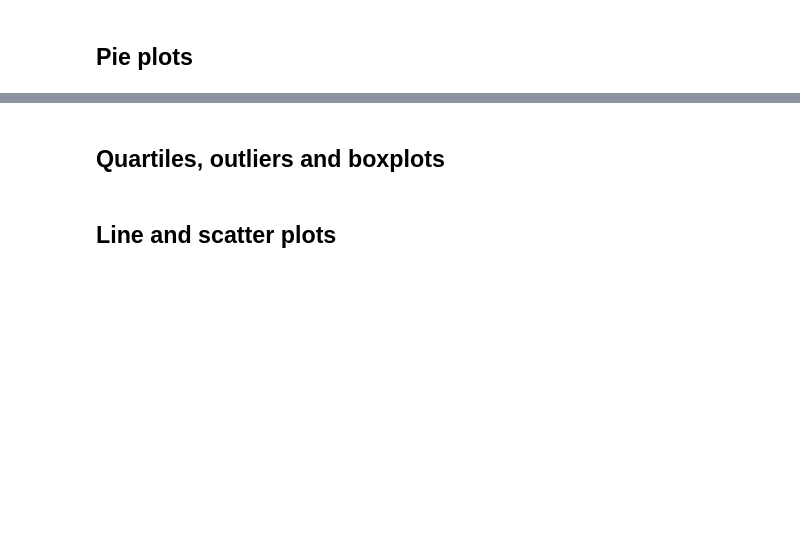
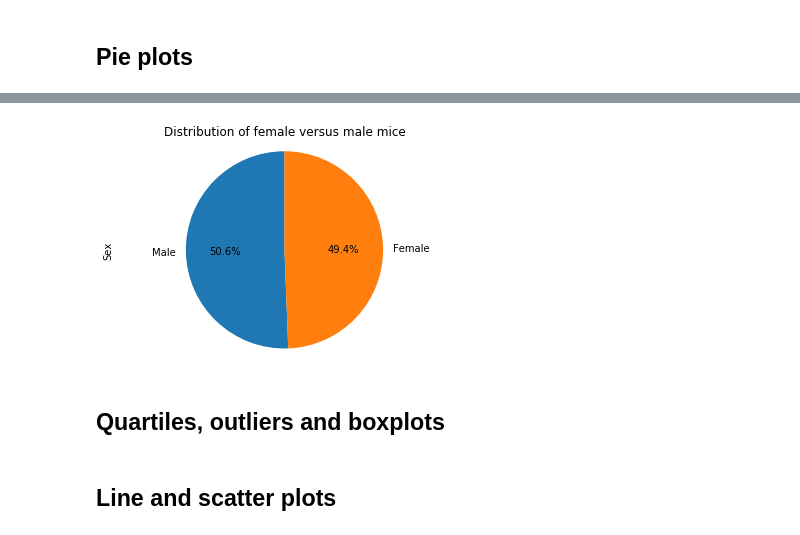
Before and after one commit to kanamoore/matplotlib-challenge, a Jupyter notebook: pymaceuticals_starter.ipynb, the cells around one changed output, grey strips where cells are left out. Saved outputs shown, nothing was run; the diff lists cells and outputs as text; code cells hidden in the pictures; blank space fills up the shorter version.

```diff
--- a/pymaceuticals_starter.ipynb
+++ b/pymaceuticals_starter.ipynb
@@ -105,5 +135,13 @@ x_axis = combined_df["Drug Regimen"].unique()
 # %%
 # Generate a pie plot showing the distribution of female versus male mice using pyplot
+labels = ["Male", "Female"]
+plt.pie(gender_mice, labels = labels, autopct = "%1.1f%%", startangle = 90)
+plt.title("Distribution of female versus male mice")
+plt.ylabel("Sex")
+plt.axis("equal")
+plt.show()
+# %% [output]
+[figure, added]
 # %% [markdown]
 ## Quartiles, outliers and boxplots
 # %%
```
Also changed, not shown: parts of 5 cells of this notebook, 1 other file.
